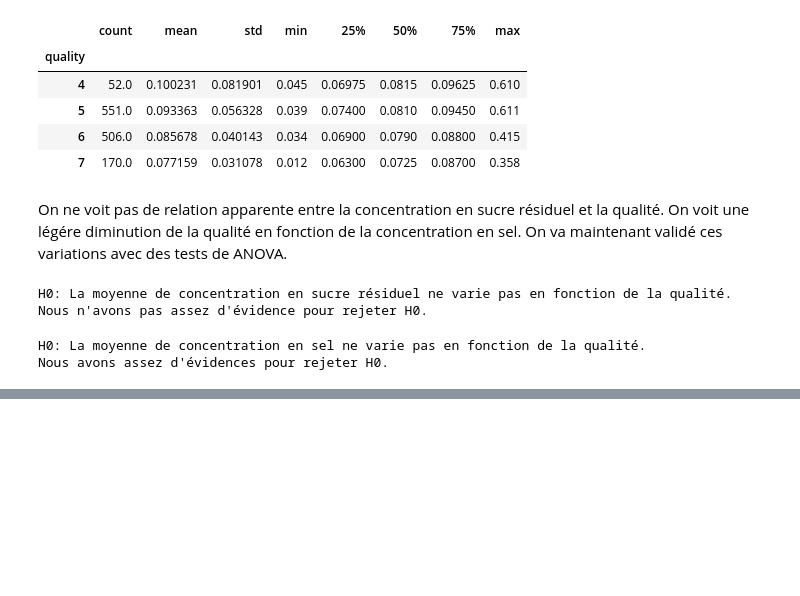
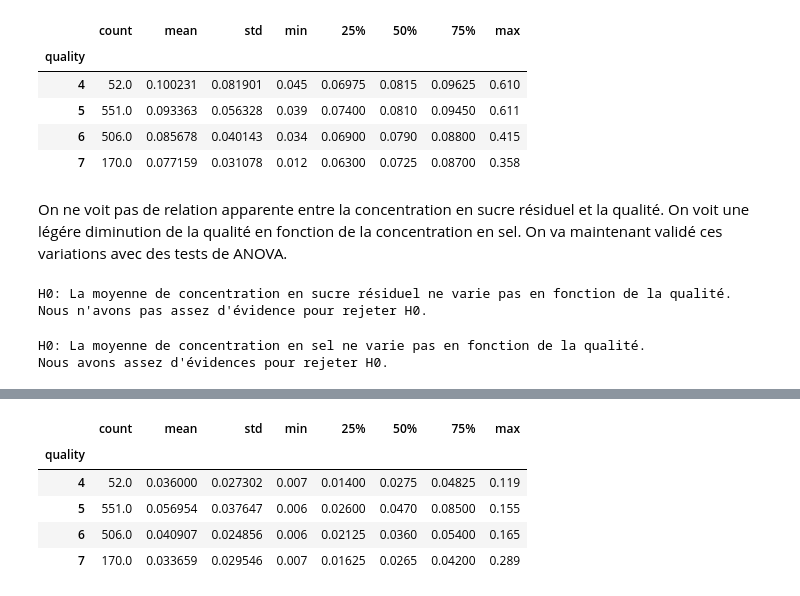
Before and after one commit to fmazur57u/WineQualityPrediction, a Jupyter notebook: winePrediction.ipynb, the cells around one changed output, grey strips where cells are left out. Saved outputs shown, nothing was run; the diff lists cells and outputs as text; code cells hidden in the pictures; blank space fills up the shorter version.

```diff
--- a/winePrediction.ipynb
+++ b/winePrediction.ipynb
@@ -669,0 +537,9 @@ On observe un absence de corrélation entre la conentraion en sel et la concentr
+# %%
+analyse_set.groupby("quality")["total sulfur dioxide"].describe()
+# %% [output]
+|  | count | mean | std | min | 25% | 50% | 75% | max |
+| quality |  |  |  |  |  |  |  |  |
+| 4 | 52.0 | 0.036000 | 0.027302 | 0.007 | 0.01400 | 0.0275 | 0.04825 | 0.119 |
+| 5 | 551.0 | 0.056954 | 0.037647 | 0.006 | 0.02600 | 0.0470 | 0.08500 | 0.155 |
+| 6 | 506.0 | 0.040907 | 0.024856 | 0.006 | 0.02125 | 0.0360 | 0.05400 | 0.165 |
+| 7 | 170.0 | 0.033659 | 0.029546 | 0.007 | 0.01625 | 0.0265 | 0.04200 | 0.289 |
```
Also changed, not shown: parts of 29 cells of this notebook.
